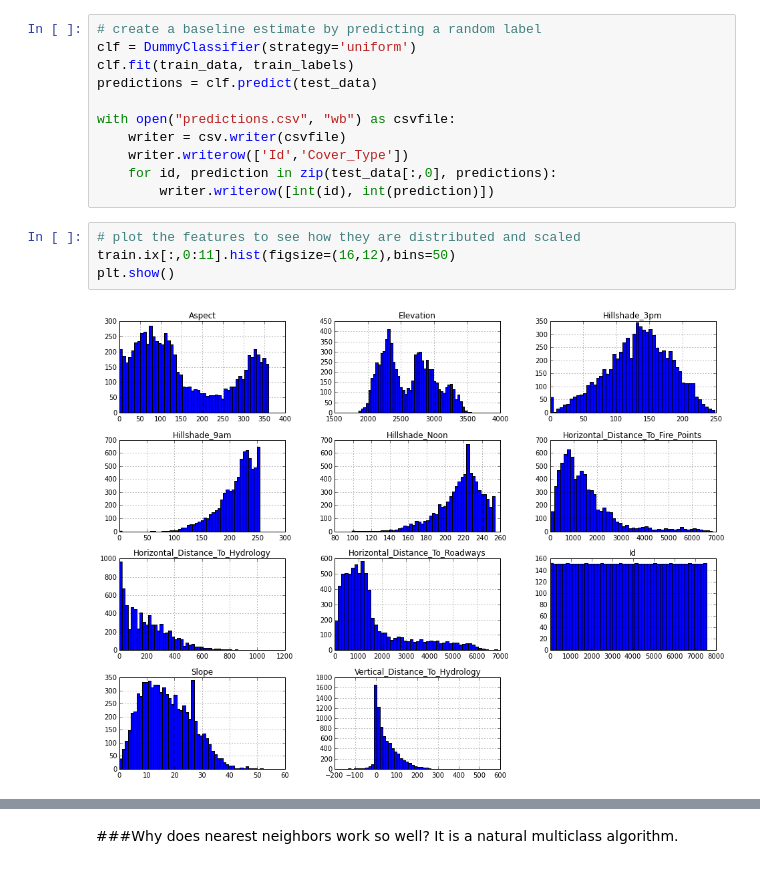
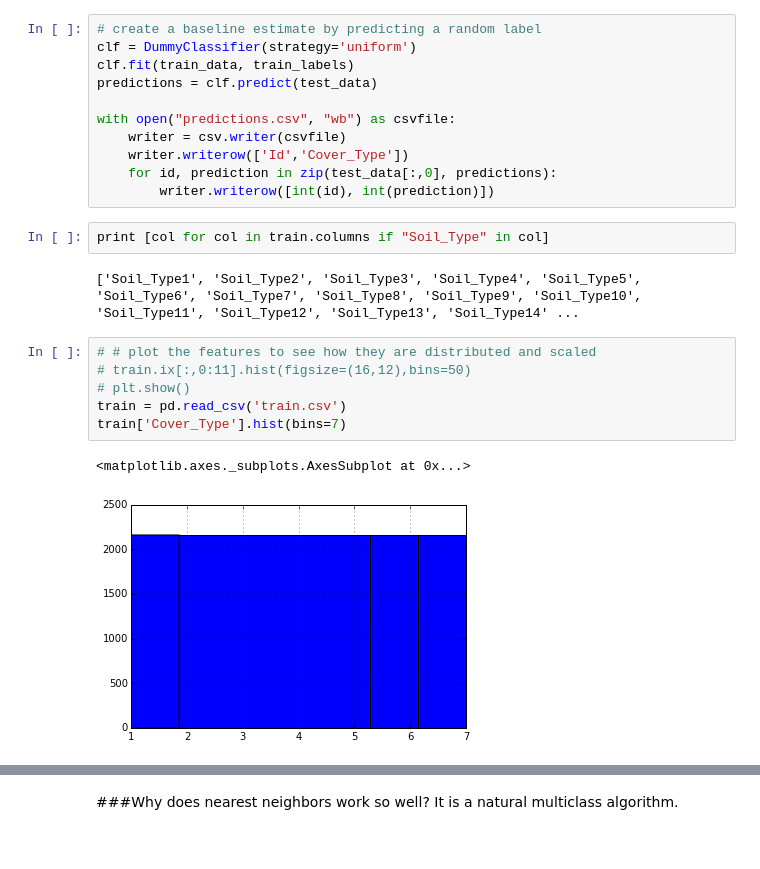
Before and after one commit to kevinallen/w207-forestcover, a Jupyter notebook: forest_cover.ipynb, the cells around one changed output, grey strips where cells are left out. Drawn from its saved outputs; the diff is of its cells as text.

```diff
--- a/forest_cover.ipynb
+++ b/forest_cover.ipynb
@@ -87,12 +64,19 @@ with open("predictions.csv", "wb") as csvfile:
     writer.writerow(['Id','Cover_Type'])
     for id, prediction in zip(test_data[:,0], predictions):
         writer.writerow([int(id), int(prediction)])
+# %%
+print [col for col in train.columns if "Soil_Type" in col]
+# %% [output]
+['Soil_Type1', 'Soil_Type2', 'Soil_Type3', 'Soil_Type4', 'Soil_Type5', 'Soil_Type6', 'Soil_Type7', 'Soil_Type8', 'Soil_Type9', 'Soil_Type10', 'Soil_Type11', 'Soil_Type12', 'Soil_Type13', 'Soil_Type14' ...
 # %%
-# plot the features to see how they are distributed and scaled
-train.ix[:,0:11].hist(figsize=(16,12),bins=50)
-plt.show()
+# # plot the features to see how they are distributed and scaled
+# train.ix[:,0:11].hist(figsize=(16,12),bins=50)
+# plt.show()
+train = pd.read_csv('train.csv')
+train['Cover_Type'].hist(bins=7)
 # %% [output]
+<matplotlib.axes._subplots.AxesSubplot at 0x...>
-[figure, old version]
+[figure, new version]
 # %%
 # First try a bunch of classifiers, both with and without feature standardization
 
```
Also changed, not shown: parts of 26 cells of this notebook.
